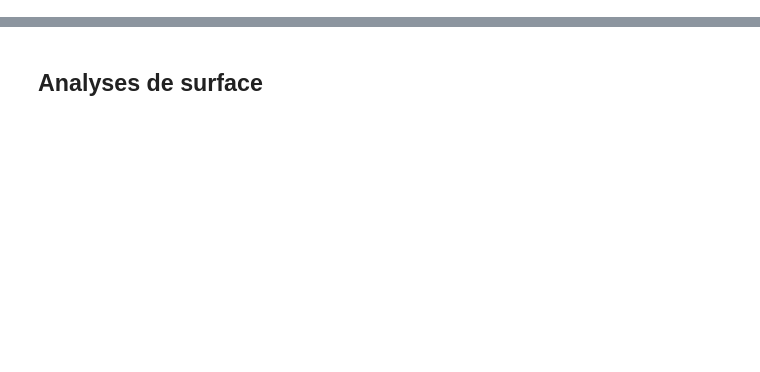
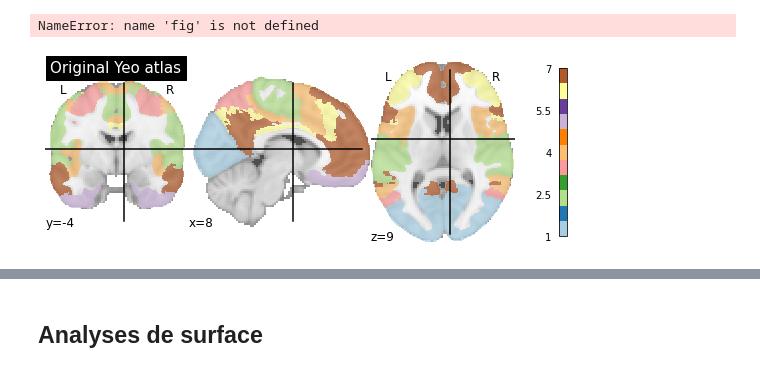
Before and after one commit to methodes-cogneuro/methodes-cogneuro.github.io, a Jupyter notebook: _sources/morphometrie.ipynb, the cells around one changed output, grey strips where cells are left out. Saved outputs shown, nothing was run; the diff lists cells and outputs as text; code cells hidden in the pictures; blank space fills up the shorter version.

```diff
--- a/_sources/morphometrie.ipynb
+++ b/_sources/morphometrie.ipynb
@@ -43,0 +79,21 @@ HTML('<iframe width="560" height="315" src="https://www.youtube.com/embed/CzsZdt
+# %%
+# Téléchargement de l'atlas de Yeo (2011)
+from nilearn import datasets
+
+atlas_yeo_2011 = datasets.fetch_atlas_yeo_2011()
+atlas_yeo = atlas_yeo_2011.thick_7
+
+# Visualisation de la figure
+from myst_nb import glue
+from nilearn import plotting
+
+plotting.plot_roi(atlas_yeo,
+                  title = 'Original Yeo atlas',
+                  cut_coords = (8, -4, 9),
+                  colorbar = True,
+                  cmap = 'Paired')
+
+glue("atlas1-fig", fig, display=False)
+# %% [output]
+NameError: name 'fig' is not defined
+[figure, added]
```
Also changed, not shown: parts of 13 cells of this notebook, 40 other files.
